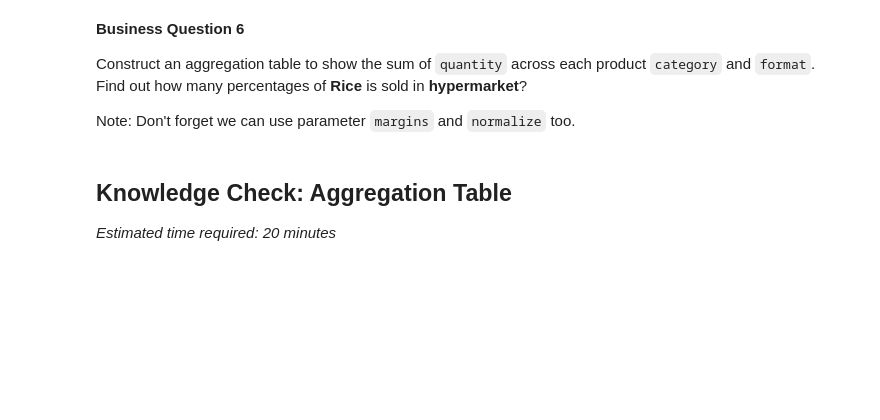
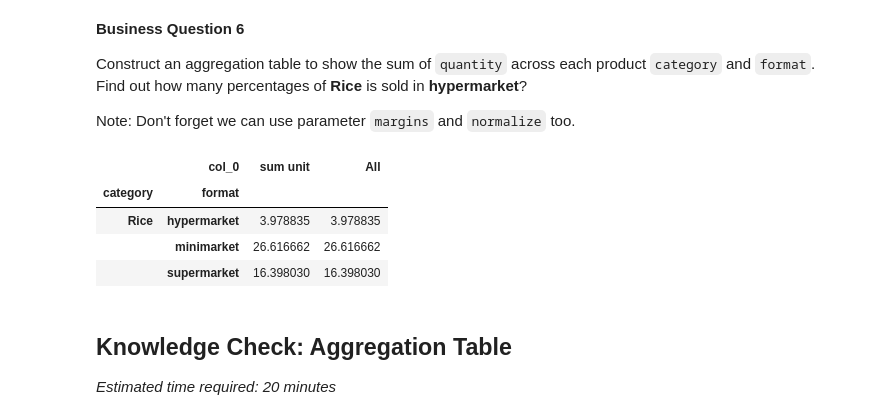
Before and after one commit to mulutbrah/data-analysis-lab, a Jupyter notebook: inclass_EDA_day2.ipynb, the cells around one changed output. Cells and saved outputs as stored; diff of their text form; code cells hidden in the pictures; blank space fills up the shorter version.

```diff
--- a/inclass_EDA_day2.ipynb
+++ b/inclass_EDA_day2.ipynb
@@ -1353,6 +1355,23 @@ ValueError: Can only compare identically-labeled DataFrame objects
 Construct an aggregation table to show the sum of `quantity` across each product `category` and `format`. Find out how many percentages of **Rice** is sold in **hypermarket**?
 
 Note: Don't forget we can use parameter `margins` and `normalize` too.
+# %%
+haha = pd.crosstab(
+    index=[household['category'], household['format']],
+    columns='sum unit',
+    values=household['unit_price'],
+    aggfunc='sum',
+    margins=True,
+    normalize='columns'
+)*100
+
+haha.loc[['Rice']]
+# %% [output]
+|  | col_0 | sum unit | All |
+| category | format |  |  |
+| Rice | hypermarket | 3.978835 | 3.978835 |
+|  | minimarket | 26.616662 | 26.616662 |
+|  | supermarket | 16.398030 | 16.398030 |
 # %% [markdown]
 ## Knowledge Check: Aggregation Table
 
```
Also changed, not shown: parts of 12 cells of this notebook.
